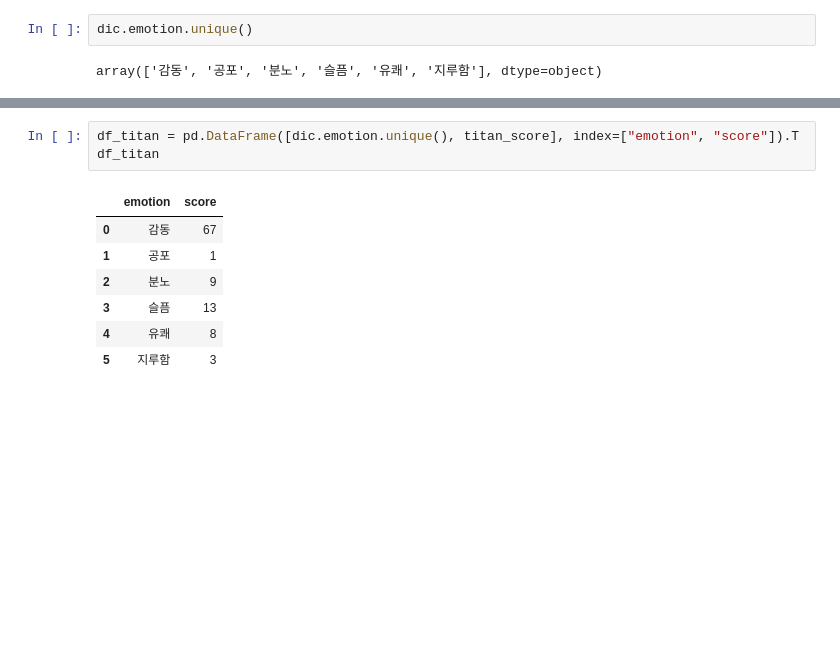
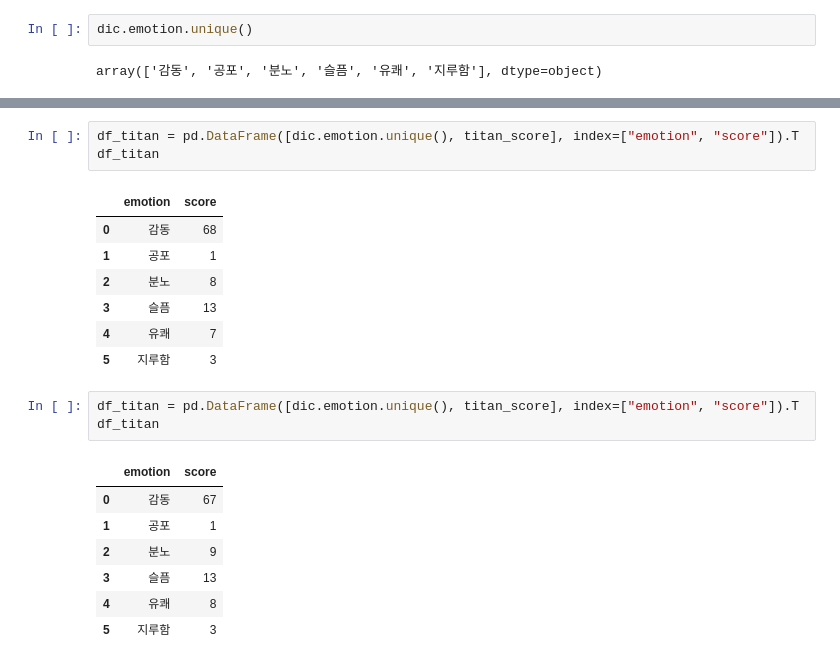
Before and after one commit to chongs02/final_project, a Jupyter notebook: DataScience/Code/analysis/emotion_analysis.ipynb, the cells around one changed output, grey strips where cells are left out. Drawn from its saved outputs; the diff is of its cells as text; blank space fills up the shorter version.

```diff
--- a/DataScience/Code/analysis/emotion_analysis.ipynb
+++ b/DataScience/Code/analysis/emotion_analysis.ipynb
@@ -89,3 +97,14 @@ titan_score = get_emotion_score(dic, titan)
+# %%
+df_titan = pd.DataFrame([dic.emotion.unique(), titan_score], index=["emotion", "score"]).T
+df_titan
+# %% [output]
+|  | emotion | score |
+| 0 | 감동 | 68 |
+| 1 | 공포 | 1 |
+| 2 | 분노 | 8 |
+| 3 | 슬픔 | 13 |
+| 4 | 유쾌 | 7 |
+| 5 | 지루함 | 3 |
 # %%
 df_titan = pd.DataFrame([dic.emotion.unique(), titan_score], index=["emotion", "score"]).T
 df_titan
```
Also changed, not shown: parts of 13 cells of this notebook, 20 other files.
